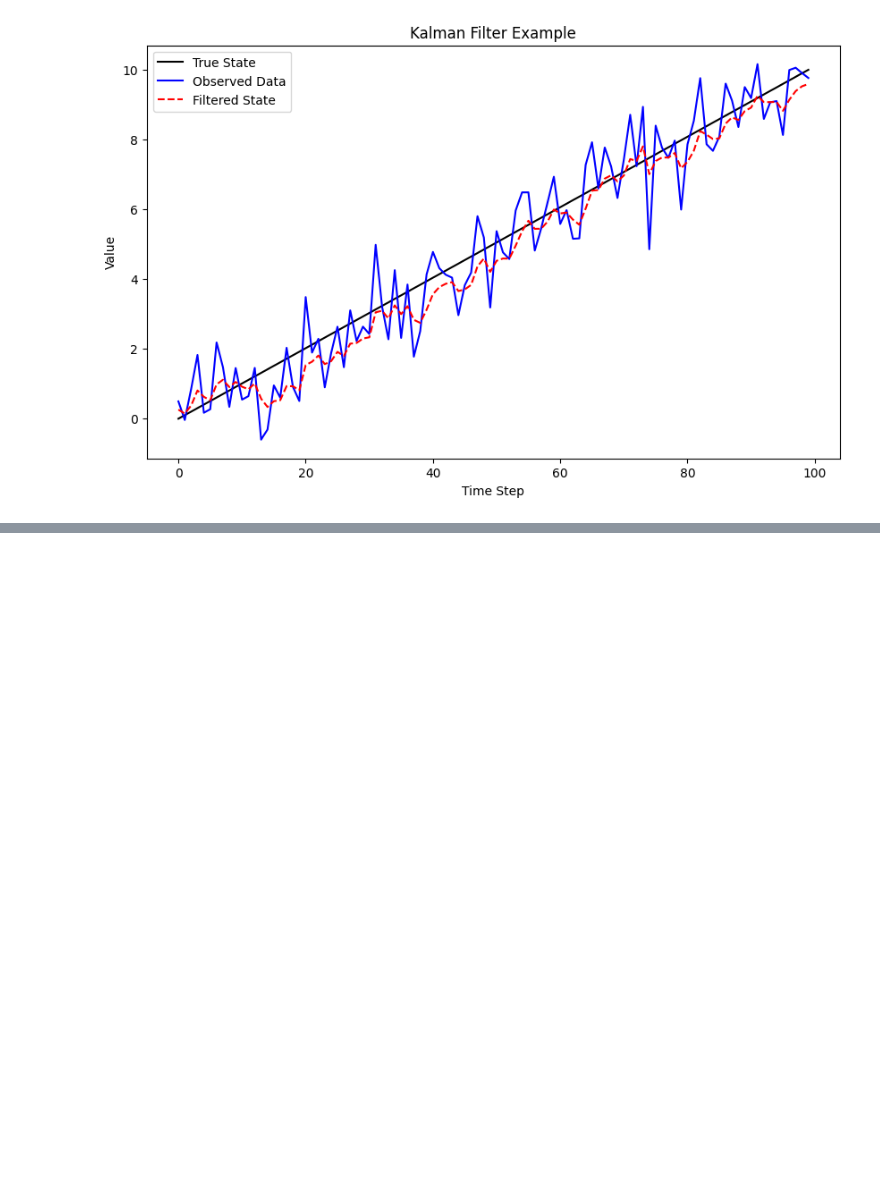
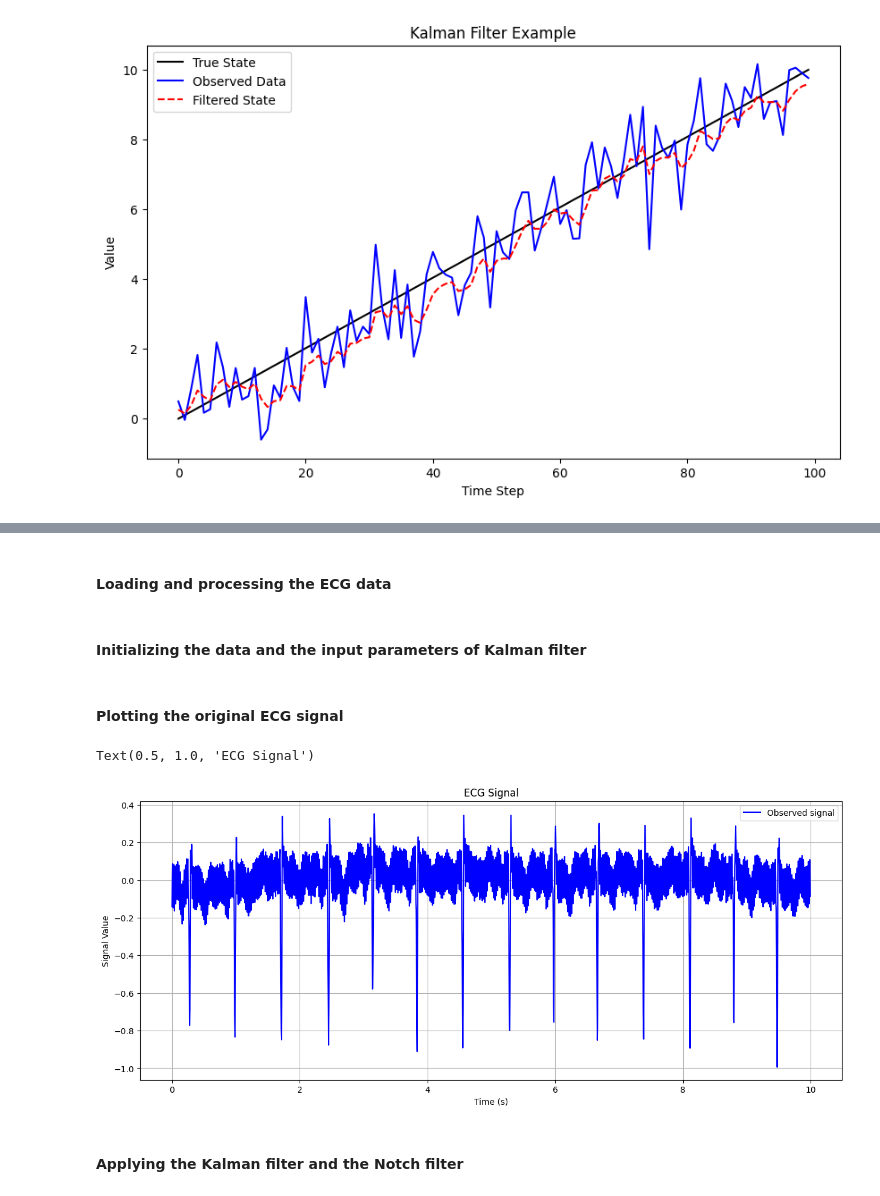
Before and after one commit to ig-BaymaX/Kalman-filter, a Jupyter notebook: Test.ipynb, the cells around one changed output, grey strips where cells are left out. Drawn from its saved outputs; the diff is of its cells as text; code cells hidden in the pictures; blank space fills up the shorter version.

```diff
--- a/Test.ipynb
+++ b/Test.ipynb
@@ -177,0 +100,2 @@ Original Signal to Signal after applying Kalman Filter Ratio: 3.9539250299076856
+# %% [markdown]
+#### <b> Loading and processing the ECG data </b>
@@ -177,0 +111,2 @@ Original Signal to Signal after applying Kalman Filter Ratio: 3.9539250299076856
+# %% [markdown]
+#### <b> Initializing the data and the input parameters of Kalman filter </b>
@@ -177,0 +129,16 @@ Original Signal to Signal after applying Kalman Filter Ratio: 3.9539250299076856
+# %% [markdown]
+#### <b> Plotting the original ECG signal </b>
+# %%
+# Plot the observed signal in the first subplot
+plt.figure(figsize=(15, 6))
+plt.plot(second, df1.iloc[:, 0], label='Observed signal', linestyle='-', color='blue')
+plt.legend()
+plt.grid(True)
+plt.ylabel('Signal Value')
+plt.xlabel('Time (s)')
+plt.title('ECG Signal')
+# %% [output]
+Text(0.5, 1.0, 'ECG Signal')
+[figure, added]
+# %% [markdown]
+#### <b> Applying the Kalman filter and the Notch filter </b>
```
Also changed, not shown: parts of 22 cells of this notebook.
